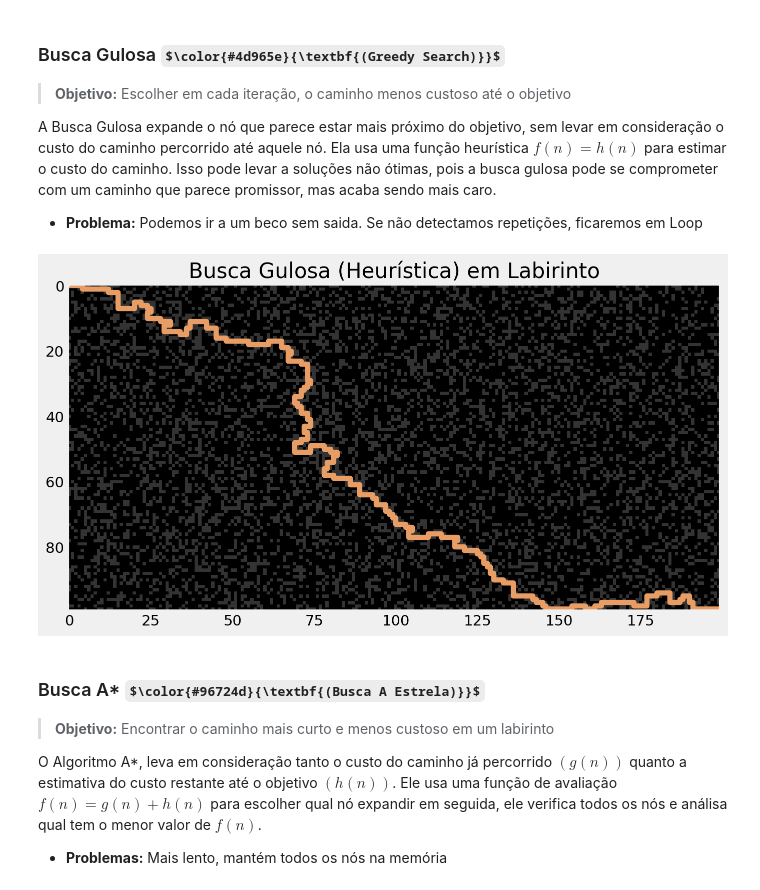
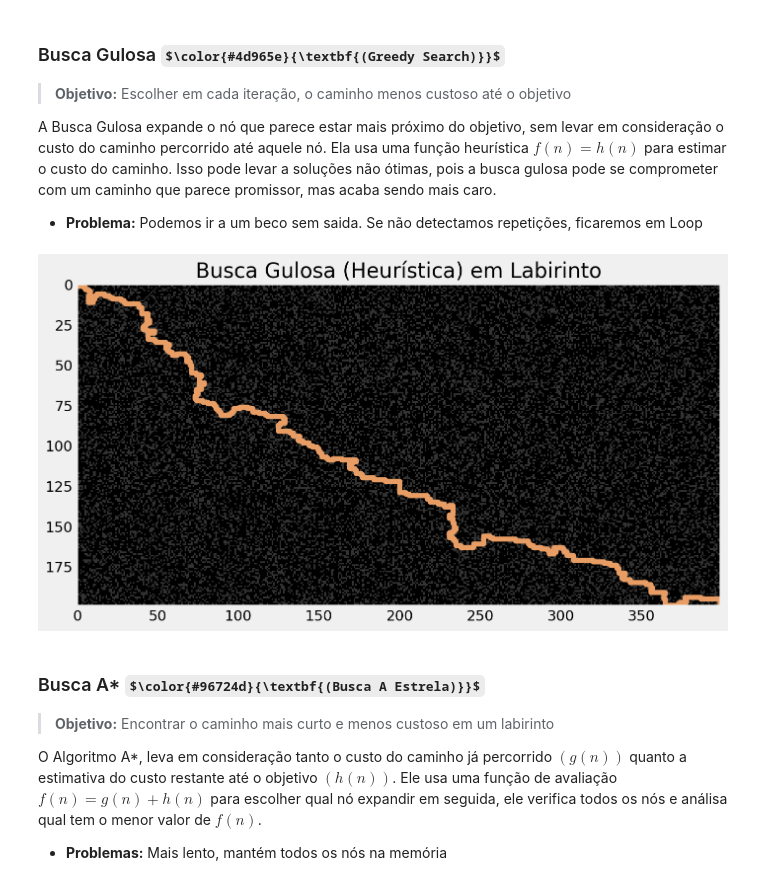
Before and after one commit to gabrielluizone/FirstCode, a Jupyter notebook: heuristic-search.ipynb, the cells around one changed output. Drawn from its saved outputs; the diff is of its cells as text; code cells hidden in the pictures; some formulas as TeX source.

Commit message:
Kaggle Notebook | Heuristic Search | Version 6

```diff
--- a/heuristic-search.ipynb
+++ b/heuristic-search.ipynb
@@ -4,29 +4,3 @@
 ## $\mathbb{Faculdade\textbf{ }de\textbf{ }Tecnologia\textbf{ }da\textbf{ }Baixada \textbf{ }Santista}$
 #### **Busca Heurística**
 - Inteligência Computacional `Ciência de Dados`
-# %%
-import numpy as np
-import matplotlib.pyplot as plt
-from matplotlib.animation import FuncAnimation
-
-# Criação da figura
-fig, ax = plt.subplots()
-
-# Dados iniciais
-x = np.linspace(0, 2*np.pi, 100)
-y = np.sin(x)
-
-# Criação do gráfico inicial
-linha, = ax.plot(x, y)
-
-# Função de atualização
-def update(num):
-    y = np.sin(x + num/10.0)
-    linha.set_ydata(y)
-    return linha,
-
-# Criação da animação
-ani = FuncAnimation(fig, update, frames=100, interval=100, blit=True)
-
-# Salvar a animação como um GIF
-ani.save('animação.gif', writer='imagemagick')
@@ -64,10 +36,12 @@ def visualize(labirinto, caminho, inicio, fim, aberto, fechado, g_score, f_score
     if hr:
         for node in aberto:
             plt.text(node[1], node[0], str(g_score[node]) + '/ ' + str(f_score[node] - g_score[node]), color='r', fontsize=10)
+            plt.plot([x[1] for x in aberto], [x[0] for x in aberto], 'o', color='#5268f7', markersize=8)
+            plt.plot([x[1] for x in fechado], [x[0] for x in fechado], 'o', color='#404248', markersize=7)
     plt.plot([x[1] for x in caminho], [x[0] for x in caminho], color='#5f7fc7', linewidth=5)
     if not end:
         plt.plot([x[1] for x in aberto], [x[0] for x in aberto], 'o', color='#5268f7', markersize=8)
-        plt.plot([x[1] for x in fechado], [x[0] for x in fechado], 'o', color='w', markersize=7, alpha=.2)
+        plt.plot([x[1] for x in fechado], [x[0] for x in fechado], 'o', color='#404248', markersize=7)
         plt.scatter(inicio[1], inicio[0], color='#f75252', label='Começo', s=80, marker='s')
         plt.scatter(fim[1], fim[0], color='#52f789', label='Chegada', s=80, marker='s')
     plt.grid(False)
@@ -82,10 +56,12 @@ def visualizeg(labirinto, caminho, inicio, fim, aberto, fechado, f_score, hr, en
     if hr:
         for node in aberto:
             plt.text(node[1], node[0], str(f_score[node]), color='r', fontsize=8)
+            plt.plot([x[1] for x in aberto], [x[0] for x in aberto], 'o', color='#5268f7', markersize=8)
+            plt.plot([x[1] for x in fechado], [x[0] for x in fechado], 'o', color='#404248', markersize=7)
     plt.plot([x[1] for x in caminho], [x[0] for x in caminho], color='#e89d64', linewidth=5)
     if not end:
         plt.plot([x[1] for x in aberto], [x[0] for x in aberto], 'o', color='#5268f7', markersize=10)
-        plt.plot([x[1] for x in fechado], [x[0] for x in fechado], 'o', color='w', markersize=7, alpha=.2)
+        plt.plot([x[1] for x in fechado], [x[0] for x in fechado], 'o', color='#404248', markersize=7)
         plt.scatter(inicio[1], inicio[0], color='#f75252', label='Começo', s=80, marker='s')
         plt.scatter(fim[1], fim[0], color='#52f789', label='Chegada', s=80, marker='s')
     plt.grid(False)
@@ -287,7 +263,7 @@ def a_star(labirinto, inicio, fim, it=1, hr=False):
 ### Criação do Labirinto
 # %%
 # Dimensão do Labirinto
-d = 100, 200
+d = 200, 400
 # %%
 # Criação do labirinto & Definição do ponto de início (A) e fim (B)
 labirinto = np.random.choice([0, 1], size=(d[0], d[1]), p=[.7, .3])
@@ -319,9 +295,9 @@ A Busca Gulosa expande o nó que parece estar mais próximo do objetivo, sem lev
 
 - **Problema:** Podemos ir a um beco sem saida. Se não detectamos repetições, ficaremos em Loop
 # %%
-caminho_ok = greedy_search(labirinto, inicio, fim, it=20, hr=False)
+caminho_ok = greedy_search(labirinto, inicio, fim, it=40, hr=False)
 # %% [output]
-[figure, old version]
+[figure, new version]
 # %% [markdown]
 ### Busca A* $\color{#96724d}{\textbf{(Busca A Estrela)}}$
 > **Objetivo:** Encontrar o caminho mais curto e menos custoso em um labirinto
```
Also changed, not shown: parts of 9 cells of this notebook.
